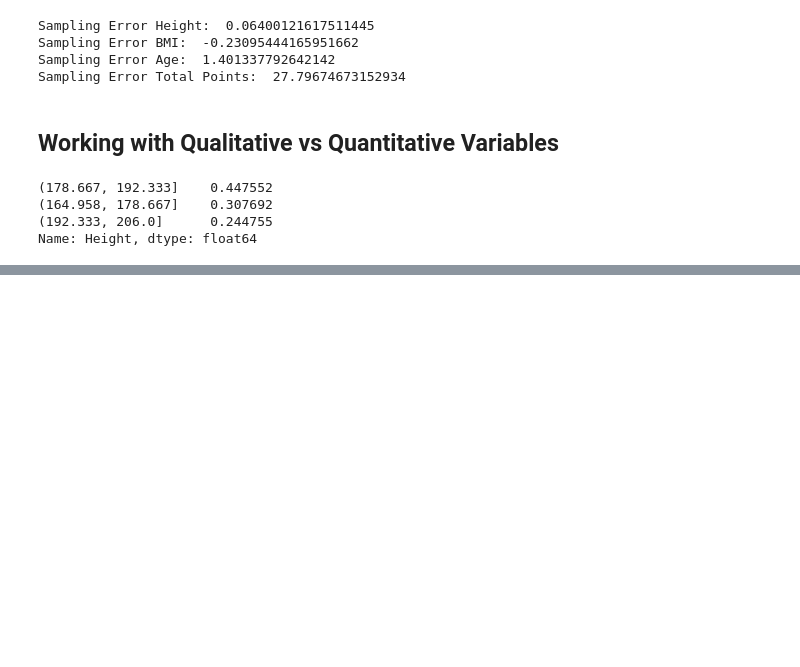
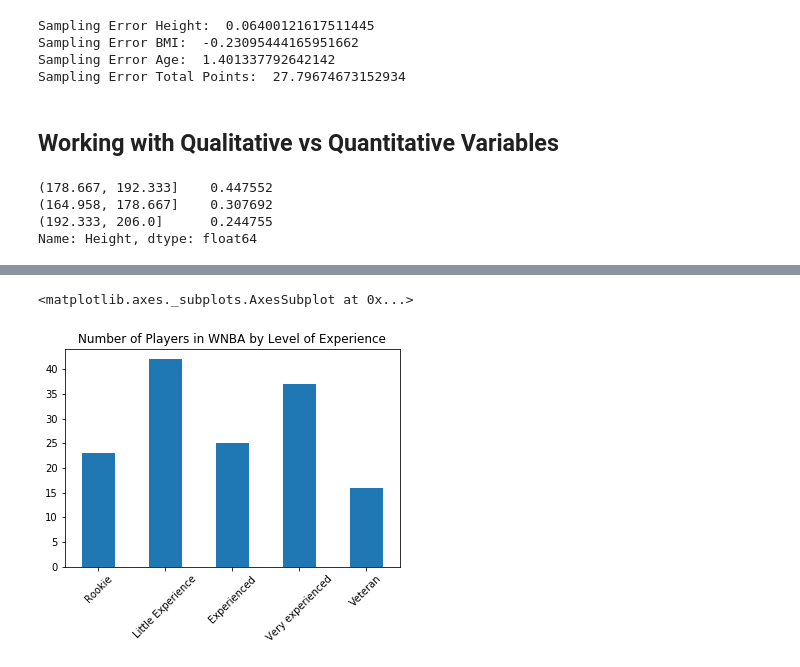
Before and after one commit to natekotila/DataQuestProjects, a Jupyter notebook: Statistics_Fundamentals/WNBA.ipynb, the cells around one changed output, grey strips where cells are left out. Saved outputs shown, nothing was run; the diff lists cells and outputs as text; code cells hidden in the pictures; blank space fills up the shorter version.

```diff
--- a/Statistics_Fundamentals/WNBA.ipynb
+++ b/Statistics_Fundamentals/WNBA.ipynb
@@ -158,0 +212,3 @@ wnba['Height']
+# %%
+wnba.loc[wnba['Experience'] == 'R','Experience'] = '0'
+wnba['Experience'] = wnba['Experience'].astype(int)
@@ -158,0 +235,21 @@ wnba['Height']
+# %%
+def make_exp_ordinal(row):
+    exp = row['Experience']
+    if (exp == 0):
+        return 'Rookie'
+    elif (0 < exp <= 3):
+        return 'Little Experience'
+    elif (3 < exp <= 5):
+        return 'Experienced'
+    elif (5 < exp <= 10):
+        return 'Very experienced'
+    else:
+        return 'Veteran'
+# %%
+wnba['Exp_ordinal'] = wnba.apply(make_exp_ordinal, axis=1)
+# %%
+wnba['Exp_ordinal'].value_counts().iloc[[3,0,2,1,4]].plot.bar(rot=45,
+                                                             title='Number of Players in WNBA by Level of Experience')
+# %% [output]
+<matplotlib.axes._subplots.AxesSubplot at 0x...>
+[figure, added]
```
Also changed, not shown: parts of 12 cells of this notebook, 3 other files.
